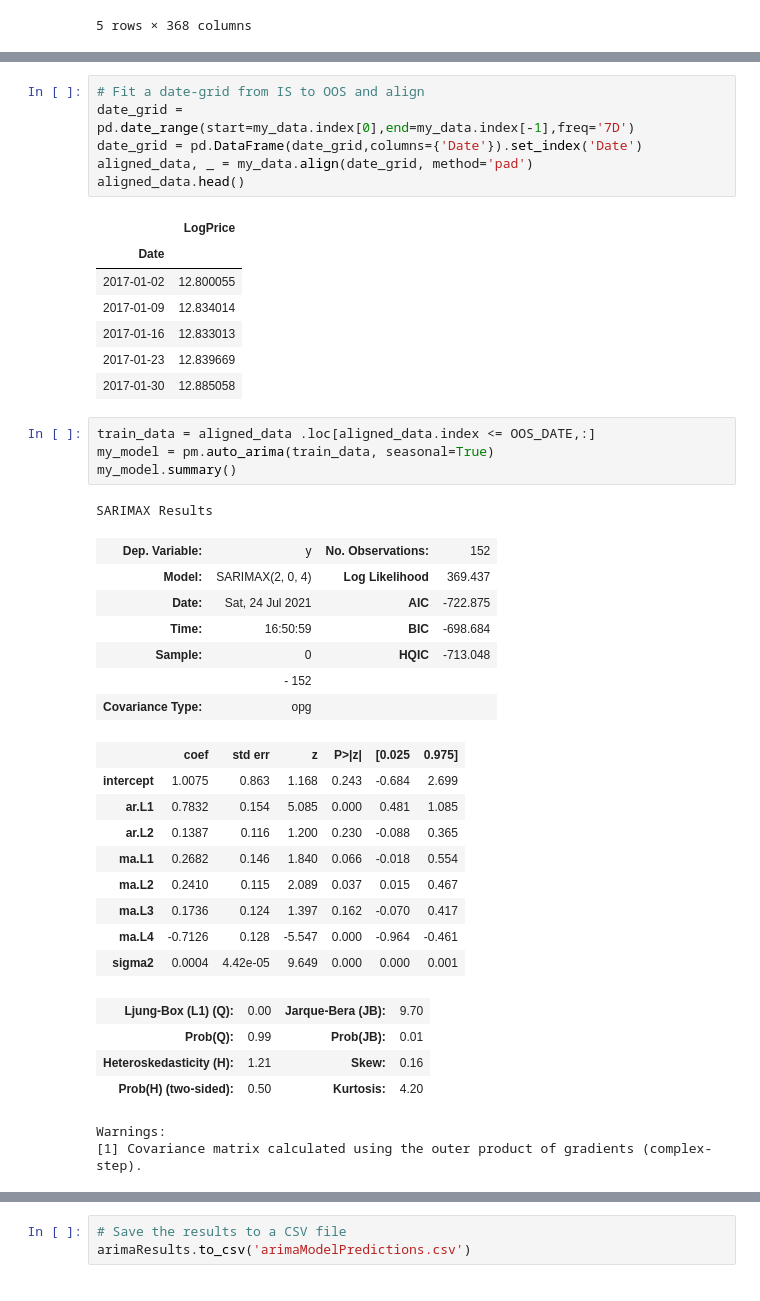
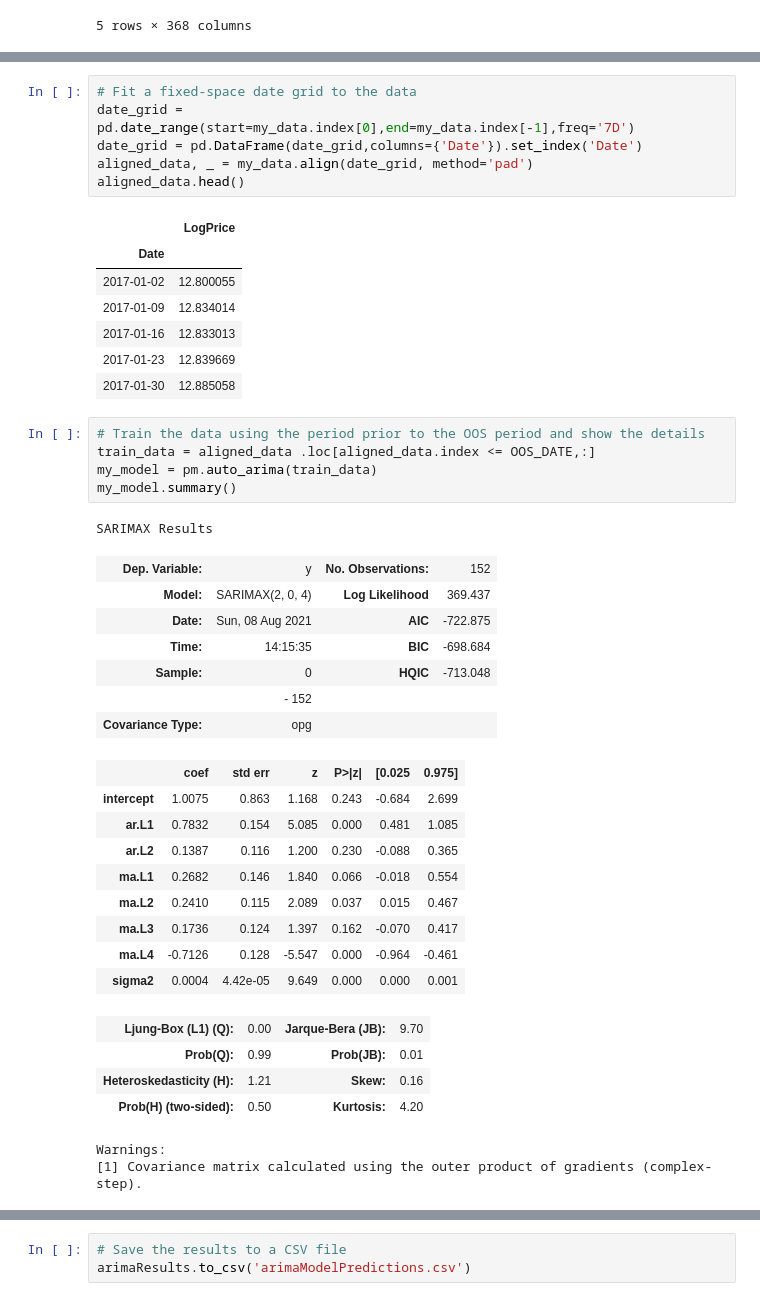
Before and after one commit to sparsha1644/HomePriceBeastNew, a Jupyter notebook: priceArimaModel.ipynb, the cells around one changed output, grey strips where cells are left out. Cells and saved outputs as stored; diff of their text form.

```diff
--- a/priceArimaModel.ipynb
+++ b/priceArimaModel.ipynb
@@ -51,7 +82,7 @@ my_data.plot()
 <matplotlib.axes._subplots.AxesSubplot at 0x...>
 [figure]
 # %%
-# Fit a date-grid from IS to OOS and align
+# Fit a fixed-space date grid to the data
 date_grid = pd.date_range(start=my_data.index[0],end=my_data.index[-1],freq='7D')
 date_grid = pd.DataFrame(date_grid,columns={'Date'}).set_index('Date')
 aligned_data, _ = my_data.align(date_grid, method='pad')
@@ -65,15 +96,16 @@ aligned_data.head()
 | 2017-01-23 | 12.839669 |
 | 2017-01-30 | 12.885058 |
 # %%
+# Train the data using the period prior to the OOS period and show the details
 train_data = aligned_data .loc[aligned_data.index <= OOS_DATE,:]
-my_model = pm.auto_arima(train_data, seasonal=True)
+my_model = pm.auto_arima(train_data)
 my_model.summary()
 # %% [output]
 SARIMAX Results
 | Dep. Variable: | y | No. Observations: | 152 |
 | Model: | SARIMAX(2, 0, 4) | Log Likelihood | 369.437 |
-| Date: | Sat, 24 Jul 2021 | AIC | -722.875 |
-| Time: | 16:50:59 | BIC | -698.684 |
+| Date: | Sun, 08 Aug 2021 | AIC | -722.875 |
+| Time: | 14:15:35 | BIC | -698.684 |
 | Sample: | 0 | HQIC | -713.048 |
 |  | - 152 |  |  |
 | Covariance Type: | opg |  |  |
```
Also changed, not shown: parts of 30 cells of this notebook, 2 other files.
